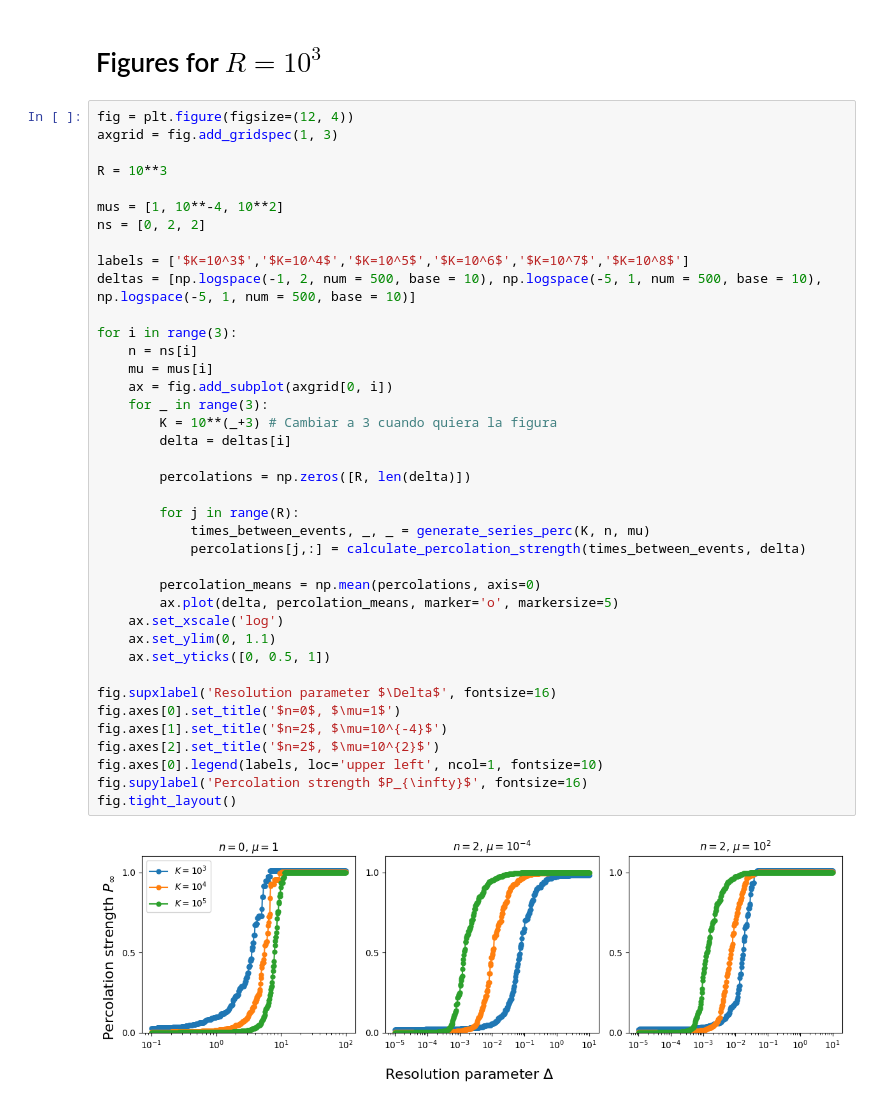
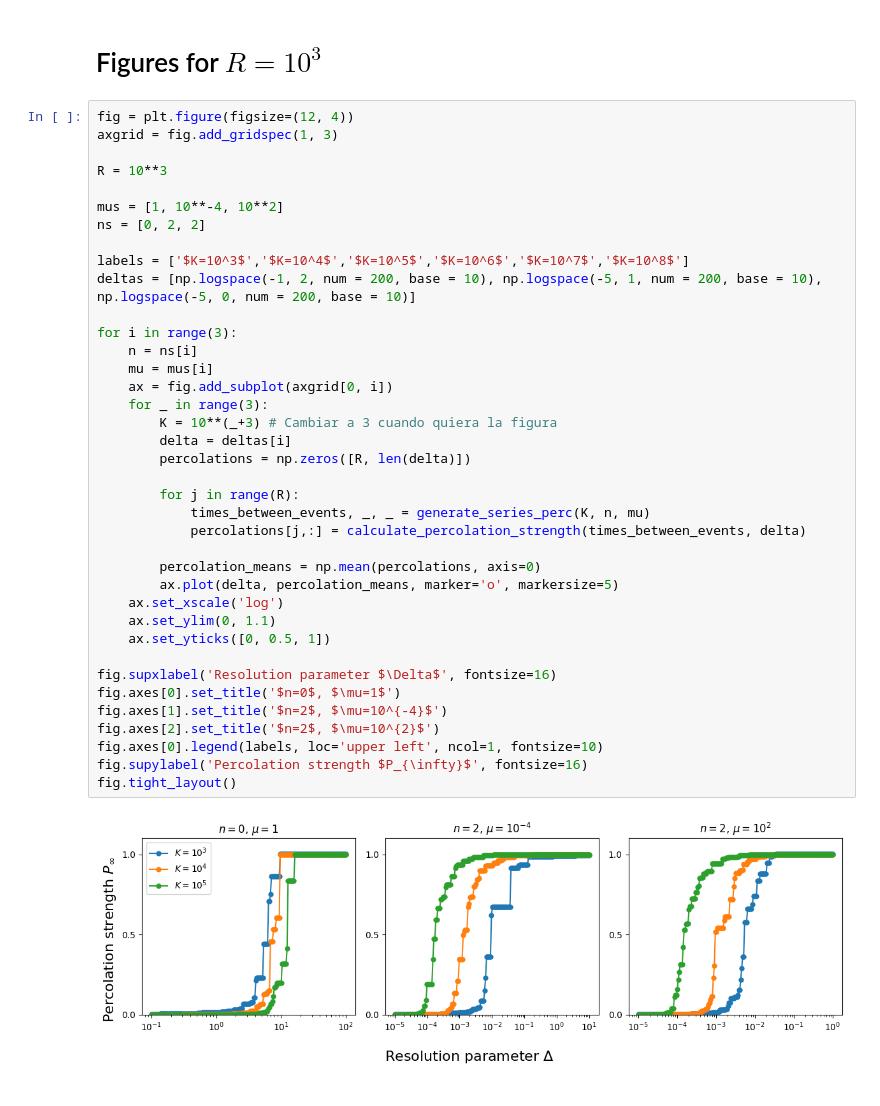
Before and after one commit to RivasAntonio/TFM, a Jupyter notebook: Códigos/Hawkes/Figures_n=2.ipynb, the cells around one changed output. Saved outputs shown, nothing was run; the diff lists cells and outputs as text.

```diff
--- a/Códigos/Hawkes/Figures_n=2.ipynb
+++ b/Códigos/Hawkes/Figures_n=2.ipynb
@@ -64,34 +64,33 @@ mus = [1, 10**-4, 10**2]
 ns = [0, 2, 2]
 
 labels = ['$K=10^3$','$K=10^4$','$K=10^5$','$K=10^6$','$K=10^7$','$K=10^8$']
-deltas = [np.logspace(-1, 2, num = 500, base = 10), np.logspace(-5, 1, num = 500, base = 10), np.logspace(-5, 1, num = 500, base = 10)]
+deltas = [np.logspace(-1, 2, num = 200, base = 10), np.logspace(-5, 1, num = 200, base = 10), np.logspace(-5, 0, num = 200, base = 10)]
 
 for i in range(3):
     n = ns[i]
     mu = mus[i]
     ax = fig.add_subplot(axgrid[0, i])
     for _ in range(3):
         K = 10**(_+3) # Cambiar a 3 cuando quiera la figura
         delta = deltas[i]
-
         percolations = np.zeros([R, len(delta)])
 
         for j in range(R):
             times_between_events, _, _ = generate_series_perc(K, n, mu)
             percolations[j,:] = calculate_percolation_strength(times_between_events, delta)
 
         percolation_means = np.mean(percolations, axis=0)
         ax.plot(delta, percolation_means, marker='o', markersize=5)
     ax.set_xscale('log')
     ax.set_ylim(0, 1.1)
     ax.set_yticks([0, 0.5, 1])
 
 fig.supxlabel('Resolution parameter $\Delta$', fontsize=16)
 fig.axes[0].set_title('$n=0$, $\mu=1$')
 fig.axes[1].set_title('$n=2$, $\mu=10^{-4}$')
 fig.axes[2].set_title('$n=2$, $\mu=10^{2}$')
 fig.axes[0].legend(labels, loc='upper left', ncol=1, fontsize=10)
 fig.supylabel('Percolation strength $P_{\infty}$', fontsize=16)
 fig.tight_layout()
 # %% [output]
-[figure, old version]
+[figure, new version]
```
Also changed, not shown: parts of 15 cells of this notebook, 10 other files.
